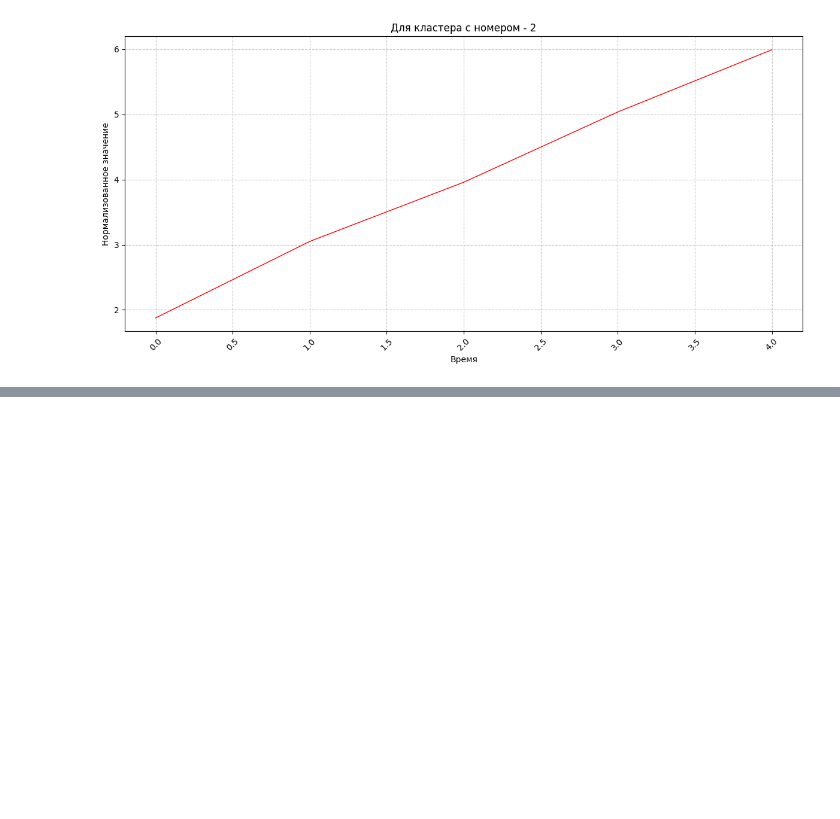
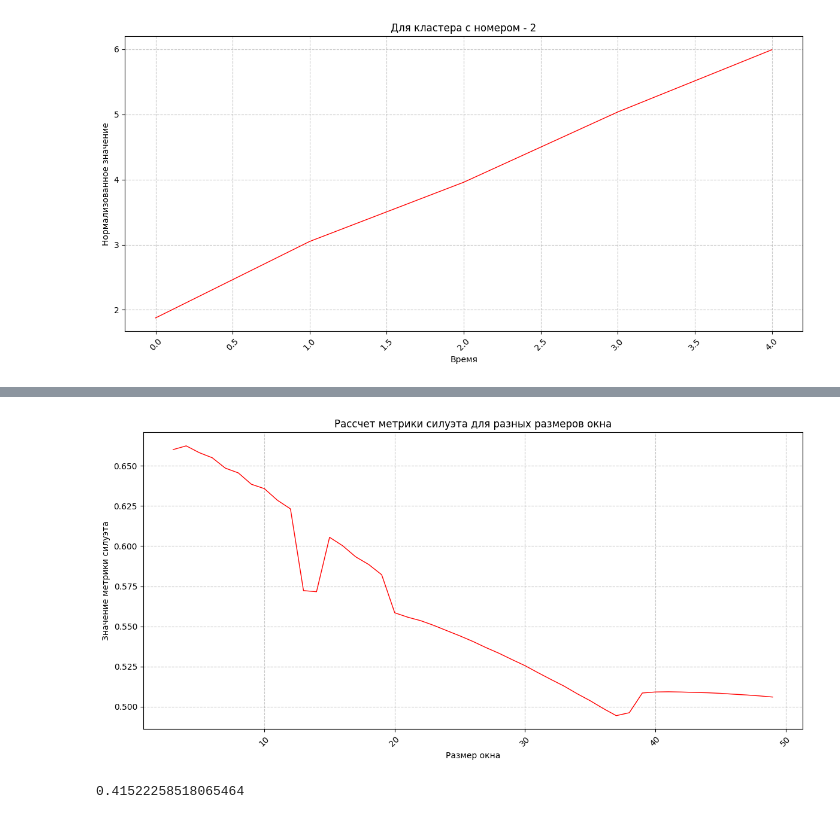
Before and after one commit to legendaOS/calculations, a Jupyter notebook: notebook.ipynb, the cells around one changed output, grey strips where cells are left out. Cells and saved outputs as stored; diff of their text form; code cells hidden in the pictures; blank space fills up the shorter version.

```diff
--- a/notebook.ipynb
+++ b/notebook.ipynb
@@ -1202,0 +1445,28 @@ vizualize_centroids(my_kmeans)
+# %%
+plt.figure(figsize=(12, 6))
+
+# Строим график
+plt.plot(buffer_of_silhouette_scores["window_size"], [buffer_of_silhouette_scores['silhouette_score'][i]['best_silhouette_score'] for i in range(len(buffer_of_silhouette_scores["window_size"]))], linewidth=1, color='red')
+
+# Настраиваем внешний вид графика
+plt.title(f"Рассчет метрики силуэта для разных размеров окна")
+plt.xlabel('Размер окна')
+plt.ylabel('Значение метрики силуэта')
+
+# Поворачиваем метки на оси X для лучшей читаемости
+plt.xticks(rotation=45)
+
+# Добавляем сетку
+plt.grid(True, linestyle='--', alpha=0.7)
+
+# Настраиваем расположение элементов
+plt.tight_layout()
+
+# Показываем график
+plt.show()
+# %% [output]
+[figure, added]
+# %%
+max([buffer_of_silhouette_scores['silhouette_score'][i]['best_silhouette_score'] for i in range(len(buffer_of_silhouette_scores['window_size']))])
+# %% [output]
+0.41522258518065464
```
Also changed, not shown: parts of 21 cells of this notebook.
